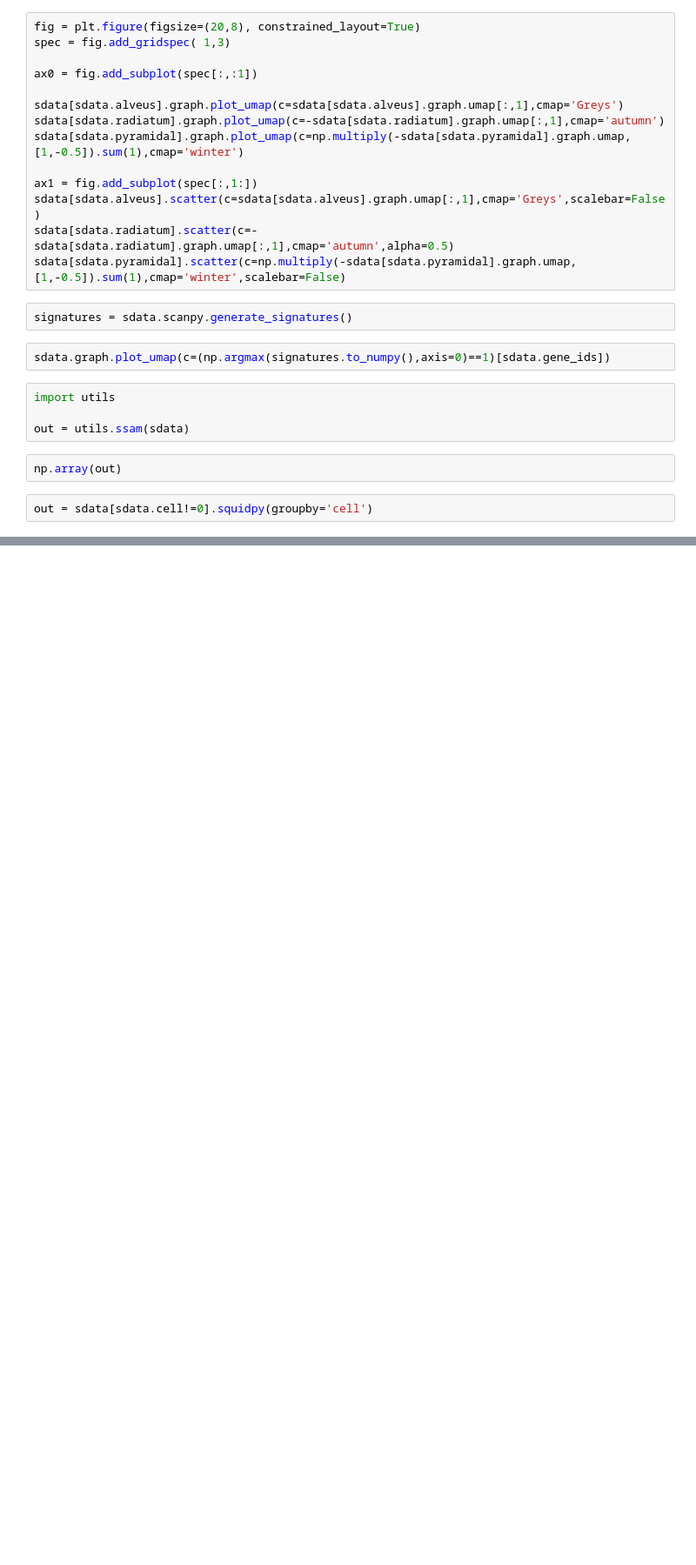
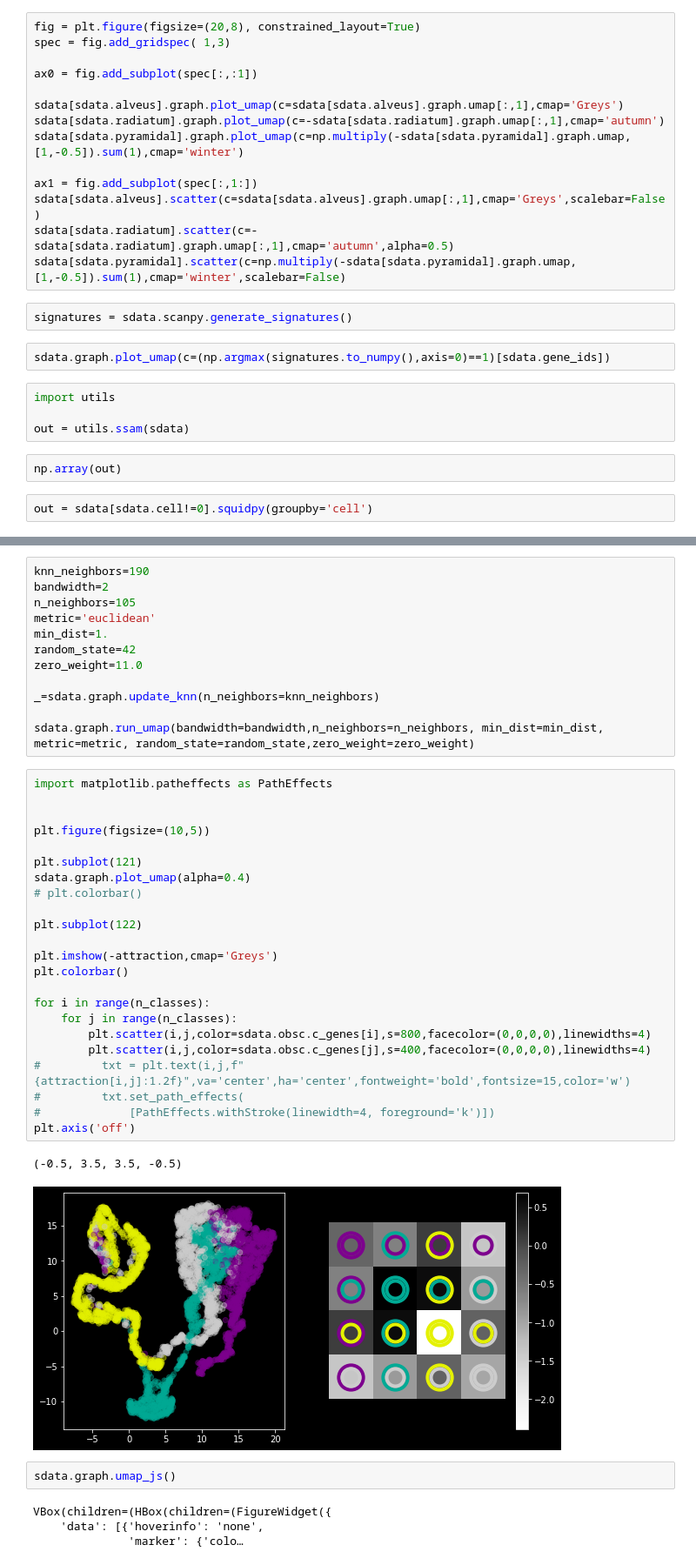
Before and after one commit to HiDiHlabs/planktonpy, a Jupyter notebook: tutorials/exploration.ipynb, the cells around one changed output, grey strips where cells are left out. Shown at 87% size. Saved outputs shown, nothing was run; the diff lists cells and outputs as text; blank space fills up the shorter version.

```diff
--- a/tutorials/exploration.ipynb
+++ b/tutorials/exploration.ipynb
@@ -270,0 +315,44 @@ array([4340,  943,  235, 2024,  975,  338,  799,   79,   68, 1589,  141,
+# %%
+knn_neighbors=190
+bandwidth=2
+n_neighbors=105
+metric='euclidean'
+min_dist=1.
+random_state=42
+zero_weight=11.0
+
+_=sdata.graph.update_knn(n_neighbors=knn_neighbors)
+
+sdata.graph.run_umap(bandwidth=bandwidth,n_neighbors=n_neighbors, min_dist=min_dist, metric=metric, random_state=random_state,zero_weight=zero_weight)
+# %%
+import matplotlib.patheffects as PathEffects
+
+
+plt.figure(figsize=(10,5))
+
+plt.subplot(121)
+sdata.graph.plot_umap(alpha=0.4)
+# plt.colorbar()
+
+plt.subplot(122)
+
+plt.imshow(-attraction,cmap='Greys')
+plt.colorbar()
+
+for i in range(n_classes):
+    for j in range(n_classes):
+        plt.scatter(i,j,color=sdata.obsc.c_genes[i],s=800,facecolor=(0,0,0,0),linewidths=4)
+        plt.scatter(i,j,color=sdata.obsc.c_genes[j],s=400,facecolor=(0,0,0,0),linewidths=4)
+#         txt = plt.text(i,j,f"{attraction[i,j]:1.2f}",va='center',ha='center',fontweight='bold',fontsize=15,color='w')
+#         txt.set_path_effects(
+#             [PathEffects.withStroke(linewidth=4, foreground='k')])
+plt.axis('off')
+# %% [output]
+(-0.5, 3.5, 3.5, -0.5)
+[figure, added]
+# %%
+sdata.graph.umap_js()
+# %% [output]
+VBox(children=(HBox(children=(FigureWidget({
+    'data': [{'hoverinfo': 'none',
+              'marker': {'colo…
```
Also changed, not shown: parts of 7 cells of this notebook, 5 other files.
